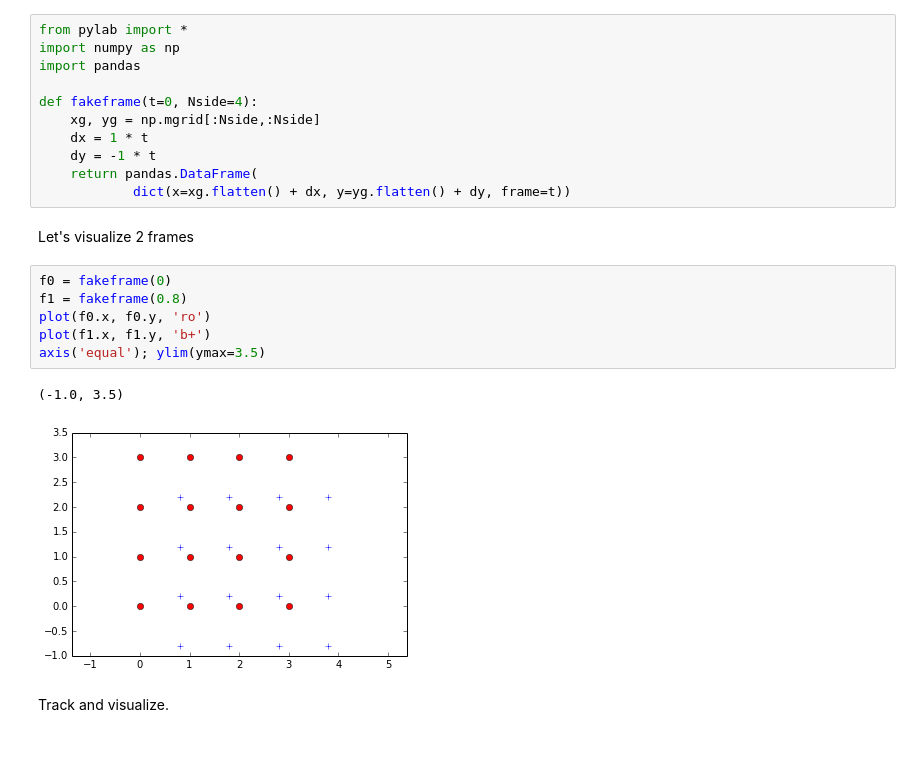
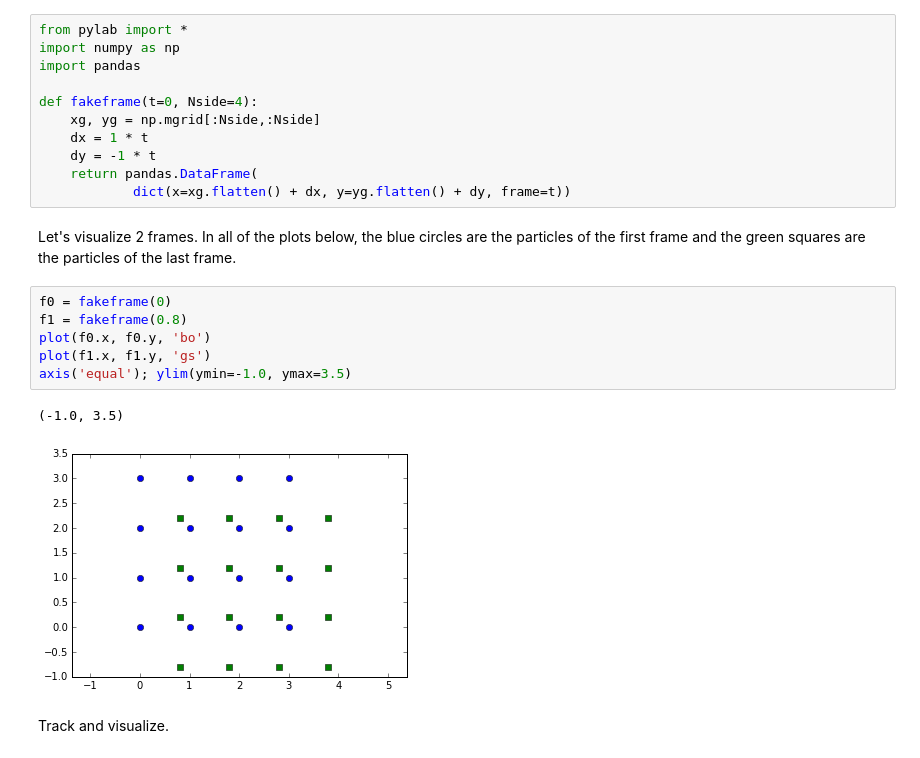
Before and after one commit to soft-matter/trackpy-examples, a Jupyter notebook: notebooks/prediction.ipynb, the cells around one changed output. Saved outputs shown, nothing was run; the diff lists cells and outputs as text.

```diff
--- a/notebooks/prediction.ipynb
+++ b/notebooks/prediction.ipynb
@@ -37,17 +37,17 @@ def fakeframe(t=0, Nside=4):
     dy = -1 * t
     return pandas.DataFrame(
             dict(x=xg.flatten() + dx, y=yg.flatten() + dy, frame=t))
-# %% [markdown]
-Let's visualize 2 frames
+# %% [markdown]
+Let's visualize 2 frames. In all of the plots below, the blue circles are the particles of the first frame and the green squares are the particles of the last frame.
 # %%
 f0 = fakeframe(0)
 f1 = fakeframe(0.8)
-plot(f0.x, f0.y, 'ro')
-plot(f1.x, f1.y, 'b+')
-axis('equal'); ylim(ymax=3.5)
+plot(f0.x, f0.y, 'bo')
+plot(f1.x, f1.y, 'gs')
+axis('equal'); ylim(ymin=-1.0, ymax=3.5)
 # %% [output]
 (-1.0, 3.5)
-[figure, old version]
+[figure, new version]
 # %% [markdown]
 Track and visualize.
 # %%
```
Also changed, not shown: parts of 9 cells of this notebook.
